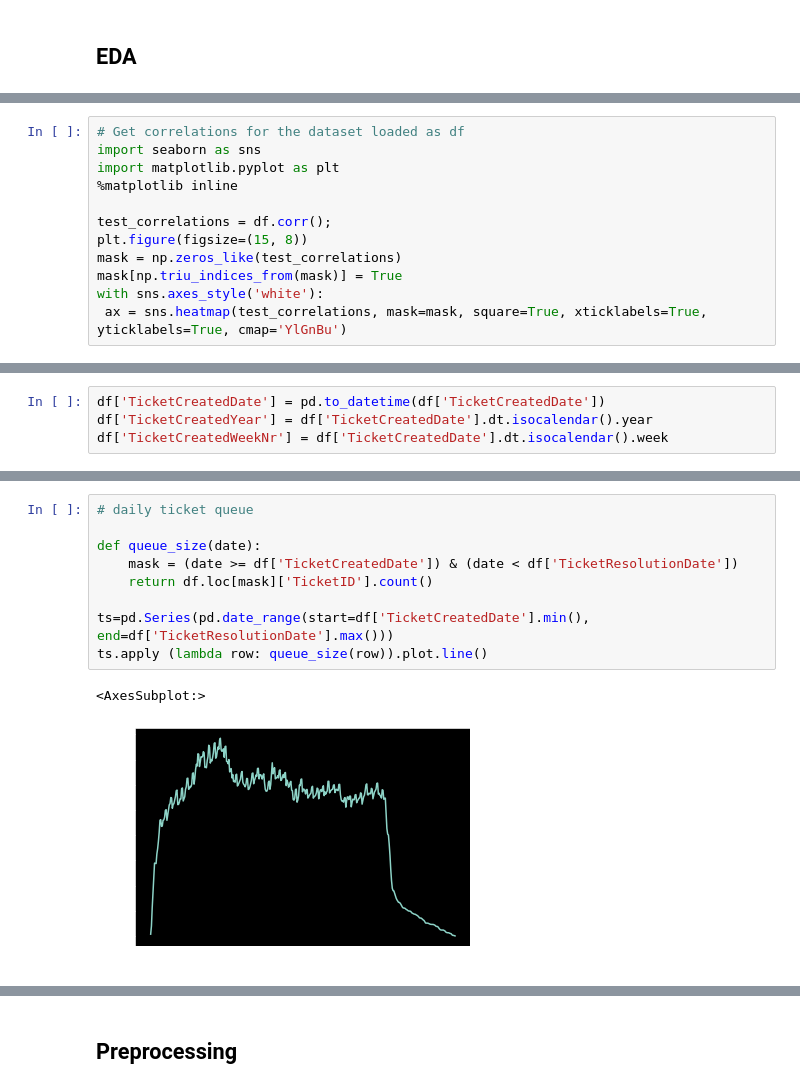
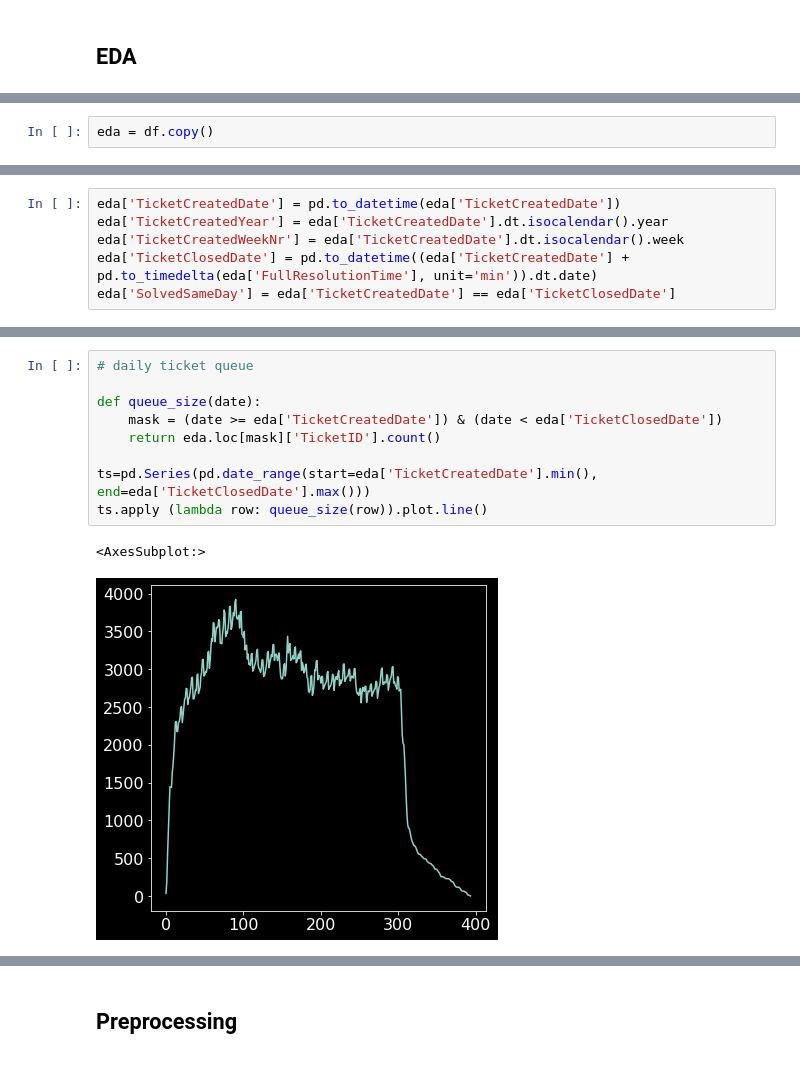
Before and after one commit to jlousada315/zentest, a Jupyter notebook: exercise.ipynb, the cells around one changed output, grey strips where cells are left out. Cells and saved outputs as stored; diff of their text form.

```diff
--- a/exercise.ipynb
+++ b/exercise.ipynb
@@ -183,0 +159,2 @@ ValueError: could not convert string to float: '>5Days'
+# %%
+eda = df.copy()
@@ -216,12 +201,0 @@ plt.boxplot(np.log1p(target), showfliers=False)
-# %%
-# Get correlations for the dataset loaded as df
-import seaborn as sns
-import matplotlib.pyplot as plt
-%matplotlib inline
-
-test_correlations = df.corr();
-plt.figure(figsize=(15, 8))
-mask = np.zeros_like(test_correlations)
-mask[np.triu_indices_from(mask)] = True
-with sns.axes_style('white'):
- ax = sns.heatmap(test_correlations, mask=mask, square=True, xticklabels=True, yticklabels=True, cmap='YlGnBu')
@@ -246,4 +224,6 @@ plt.show
 # %%
-df['TicketCreatedDate'] = pd.to_datetime(df['TicketCreatedDate'])
-df['TicketCreatedYear'] = df['TicketCreatedDate'].dt.isocalendar().year
-df['TicketCreatedWeekNr'] = df['TicketCreatedDate'].dt.isocalendar().week
+eda['TicketCreatedDate'] = pd.to_datetime(eda['TicketCreatedDate'])
+eda['TicketCreatedYear'] = eda['TicketCreatedDate'].dt.isocalendar().year
+eda['TicketCreatedWeekNr'] = eda['TicketCreatedDate'].dt.isocalendar().week
+eda['TicketClosedDate'] = pd.to_datetime((eda['TicketCreatedDate'] + pd.to_timedelta(eda['FullResolutionTime'], unit='min')).dt.date)
+eda['SolvedSameDay'] = eda['TicketCreatedDate'] == eda['TicketClosedDate']
@@ -283,15 +243,15 @@ df.groupby(['TicketCreatedYear','TicketCreatedWeekNr'])['FullResolutionTime'].me
 # %%
 # daily ticket queue
 
 def queue_size(date):
-    mask = (date >= df['TicketCreatedDate']) & (date < df['TicketResolutionDate'])
-    return df.loc[mask]['TicketID'].count()
+    mask = (date >= eda['TicketCreatedDate']) & (date < eda['TicketClosedDate'])
+    return eda.loc[mask]['TicketID'].count()
 
-ts=pd.Series(pd.date_range(start=df['TicketCreatedDate'].min(), end=df['TicketResolutionDate'].max()))
+ts=pd.Series(pd.date_range(start=eda['TicketCreatedDate'].min(), end=eda['TicketClosedDate'].max()))
 ts.apply (lambda row: queue_size(row)).plot.line()
 # %% [output]
 <AxesSubplot:>
-[figure, old version]
+[figure, new version]
 # %%
 def f(x):
     d = {}
```
Also changed, not shown: parts of 70 cells of this notebook, 1 other file.
